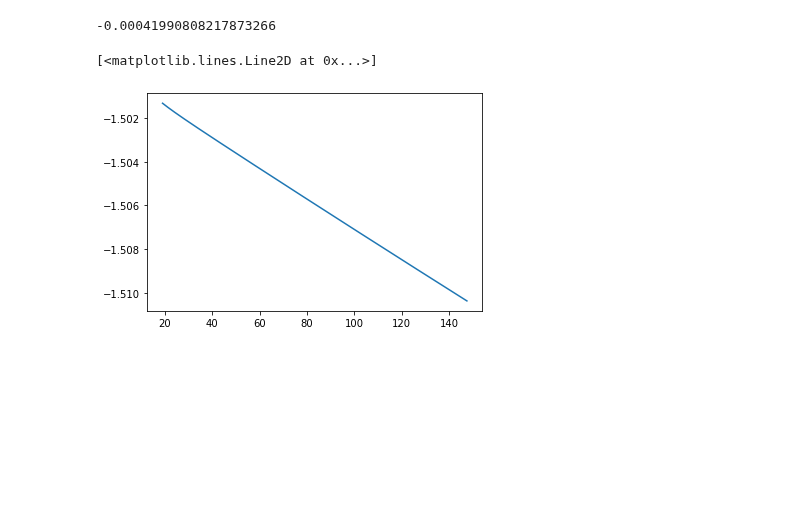
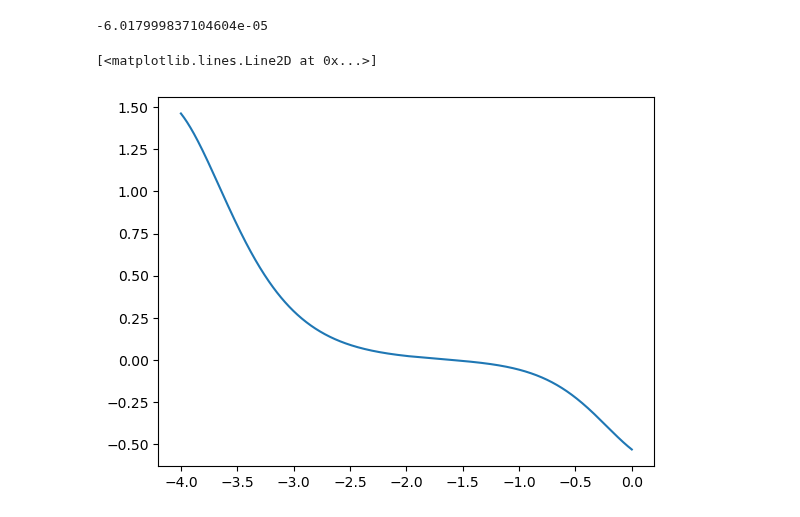
Before and after one commit to CarolaZano/4DEGB-tests, a Jupyter notebook: 4DEGB_growthrate_f.ipynb, the cells around one changed output. Cells and saved outputs as stored; diff of their text form; code cells hidden in the pictures; blank space fills up the shorter version.

```diff
--- a/4DEGB_growthrate_f.ipynb
+++ b/4DEGB_growthrate_f.ipynb
@@ -34,29 +34,21 @@ def E(z , cosmo):
 
     return ans
 
-# gives dE/dz
+# gives dE/dx, x = lna  TODO ONLY LAMBDACDM
 
-def dEdz(z , cosmo):
+def dEdx_over_E(z , cosmo):
 
     Omega_c , Omega_b , Omega_k , Omega_r , alpha_tilde = cosmo
     Omega_m = Omega_c + Omega_b
+    Omega_lambda = 1 - Omega_m - Omega_r - Omega_k + alpha_tilde
 
-    # Wang and Mota
-    dEdz = ((3 * Omega_m * (1 + z) ** 2) + (4 * Omega_r * (1 + z) ** 3) + (2 * Omega_k * (1 + z)))/(2 * E(z , cosmo) * np.sqrt(X(z , cosmo)))
-
-    return dEdz
-
-# gives dE/dx, x = lna
-
-def dEdx(z , cosmo):
-
-    dEdx = -dEdz(z , cosmo) * (1 + z)
+    dEdx = -(3*Omega_m*(1+z)**3 + 4*Omega_r*(1+z)**4)/(2*(Omega_m*(1+z)**3 + Omega_r*(1+z)**4 + Omega_lambda))
 
     return dEdx
 # %%
 # PERTURBATIONS - define useful functions
 
-# ---- finding f ------
+# ---- finding f ------ TODO UPDATE
 #returns derivative of f with respect to x, where x = ln(a)
 def dfdx(f , x , cosmo):
 
@@ -64,7 +56,7 @@ def dfdx(f , x , cosmo):
     Omega_m = Omega_c + Omega_b
 
     z = np.exp(-x) - 1
-    dfdx = -f ** 2 - (2 + dEdx(z , cosmo)/E(z , cosmo)) * f + (3/2) * Omega_m * (1+z)**3 *\
+    dfdx = -f ** 2 - (2 + dEdx_over_E(z , cosmo)) * f + (3/2) * Omega_m * (1+z)**3 *\
     (1 + 2 * alpha_tilde * E(z , cosmo) * (2*dEdx(z , cosmo) - E(z , cosmo)))/((2 * alpha_tilde * E(z , cosmo) ** 2 + 1)**2\
                                                                                * E(z , cosmo) ** 2)
     return dfdx
@@ -77,7 +69,7 @@ def dfdxLCDM(f , x , cosmo):
 
     z = np.exp(-x) - 1
 
-    dfdx =  -f**2 - (2 + dEdx(z , cosmo)/E(z , cosmo)) * f + 3*Omega_m*(1+z)**3/(2*E(z , cosmo)**2)
+    dfdx =  -f**2 - (2 + dEdx_over_E(z , cosmo)) * f + 3*Omega_m*(1+z)**3/(2*E(z , cosmo)**2)
 
     return dfdx
 
@@ -104,7 +96,7 @@ def coupled_sigma8_dsigma8dx(y , x , cosmo):
 # %%
 # Define constants
 
-cosmo = [0.6, 0.045 , 0 , 9.2e-5 , 0]                      #  Omega_c , Omega_b , Omega_k , Omega_r , alpha_tilde
+cosmo = [0.56, 0.0 , 0 , 9.2e-5 , 0]                      #  Omega_c , Omega_b , Omega_k , Omega_r , alpha_tilde
 cosmoLCDM = ccl.core.Cosmology(Omega_c=cosmo[0],
                                Omega_b=cosmo[1],
                                sigma8=0.81,
@@ -115,7 +107,7 @@ cosmoLCDM = ccl.core.Cosmology(Omega_c=cosmo[0],
 
 # create coord times
 p = 3
-x = np.linspace(-3, -5, int(10**p))
+x = np.linspace(0, -4, int(10**p))
 a = np.exp(x)
 z = 1/a - 1
 # create boundary condition for f: value of f at x = -2
@@ -127,12 +119,12 @@ f = np.transpose(f)[0]
 
 print(f[0] - ccl.growth_rate(cosmoLCDM,1))
 # %% [output]
--0.00041990808217873266
+-6.017999837104604e-05
 # %%
-plt.plot(z,dEdx(z , cosmo)/(E(z , cosmo)))
+plt.plot(x,-f**2 - (2 + dEdx_over_E(z , cosmo)) * f + 3*cosmo[0]*(1+z)**3/(2*E(z , cosmo)**2))
 # %% [output]
 [<matplotlib.lines.Line2D at 0x...>]
-[figure, old version]
+[figure, new version]
 # %%
 plt.plot(z,f, color = "b")
 plt.plot(z, ccl.growth_rate(cosmoLCDM,a), color = "r")
```
Also changed, not shown: parts of 3 cells of this notebook.
